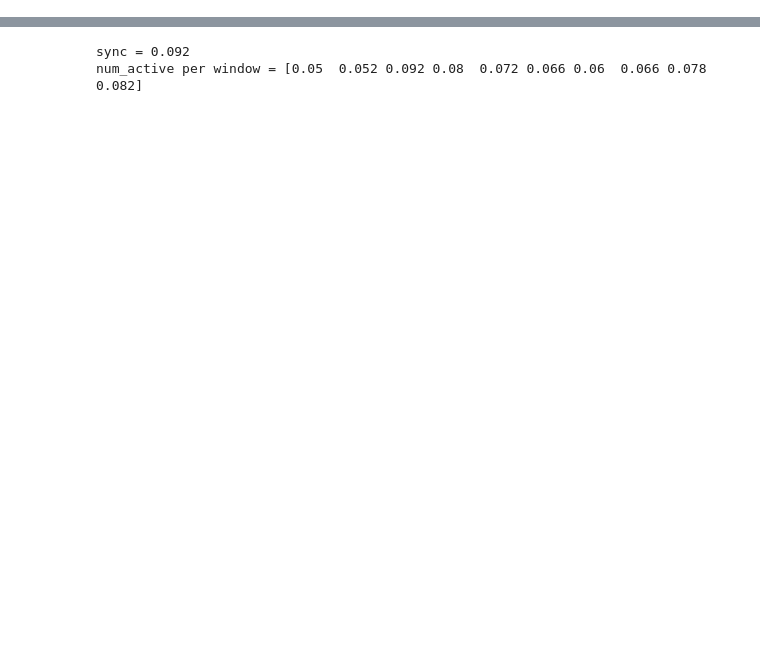
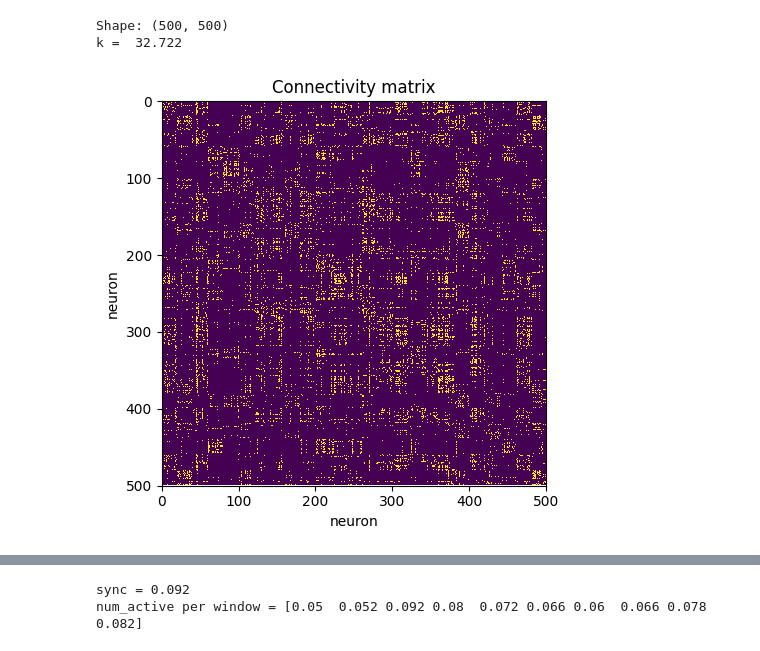
Before and after one commit to underDD/TFM, a Jupyter notebook: Izhikevich.ipynb, the cells around one changed output, grey strips where cells are left out. Cells and saved outputs as stored; diff of their text form; code cells hidden in the pictures; blank space fills up the shorter version.

```diff
--- a/Izhikevich.ipynb
+++ b/Izhikevich.ipynb
@@ -309,3 +199,72 @@ NOISE_MAX = 3
+# %%
+import numpy as np
+import os
+import matplotlib.pyplot as plt
+
+def load_A(path):
+    A = np.loadtxt(path, dtype=np.uint8)
+    np.fill_diagonal(A, 0)
+    return A
+
+def connectivity_from_A(A: np.ndarray):
+    A = np.asarray(A)
+    assert A.ndim == 2 and A.shape[0] == A.shape[1], "A debe ser cuadrada"
+    N = A.shape[0]
+
+    # por si acaso
+    A = A.copy()
+    np.fill_diagonal(A, 0)
+
+    E = A.sum()                 # número de enlaces (dirigidos)
+    C = E / (N * (N - 1))       # densidad
+    k_mean = E / N              # grado medio (out/in)
+
+    return C, k_mean, E
+
+C, k, E = connectivity_from_A(A)
+
+
+# -------- USO --------
+
+path = "adjacency_matrix_agg_nc25_s0.25_txt/adjacency_a0.200.txt"  # Cambia esto por la ruta a tu fichero txt
+
+A = load_A(path)
+
+print("Shape:", A.shape)
+print('k = ', k)
+
+
+# Visualización
+plt.figure()
+plt.imshow(A, aspect='equal', interpolation='nearest')
+plt.xlim(0, A.shape[0])
+plt.ylim(A.shape[0], 0)
+plt.xlabel('neuron')
+plt.ylabel('neuron')
+plt.title('Connectivity matrix')
+plt.tight_layout()
+plt.show()
+
+
+# -------- Pesos --------
+
+Ne = 400
+Ni = 100
+N = Ne + Ni
+
+MAX_EXC_WEIGTH = 8
+MAX_INH_WEIGTH = 0.5
+
+W = np.hstack([
+    MAX_EXC_WEIGTH*np.random.rand(N, Ne),
+    -MAX_INH_WEIGTH*np.random.rand(N, Ni)
+])
+
+S = A * W
+# %% [output]
+Shape: (500, 500)
+k =  32.722
+[figure, added]
 # %%
 v = -65*np.ones((N, 1))
 u = b * v
```
Also changed, not shown: parts of 9 cells of this notebook, 11 other files.
